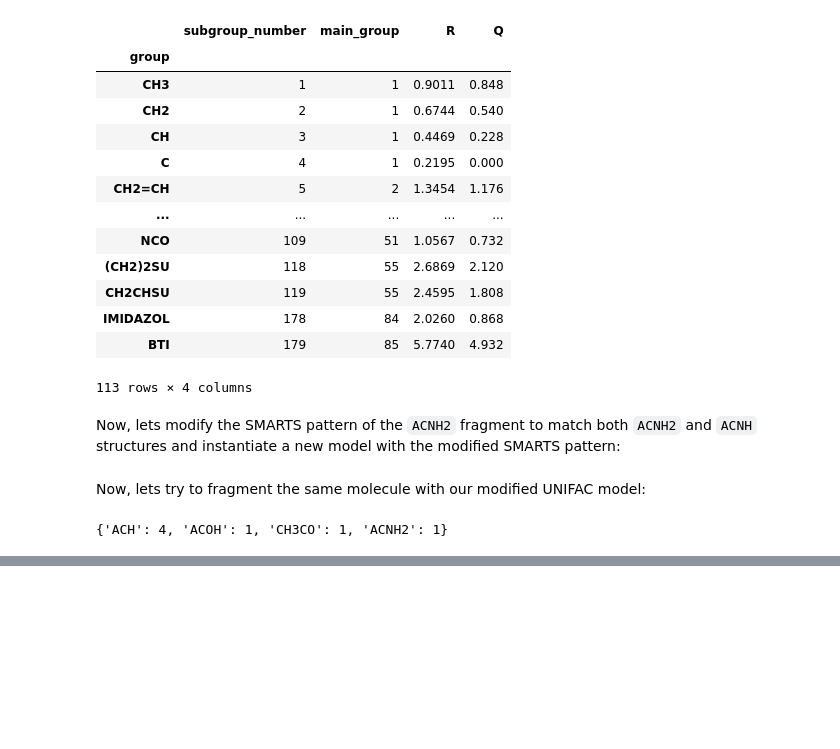
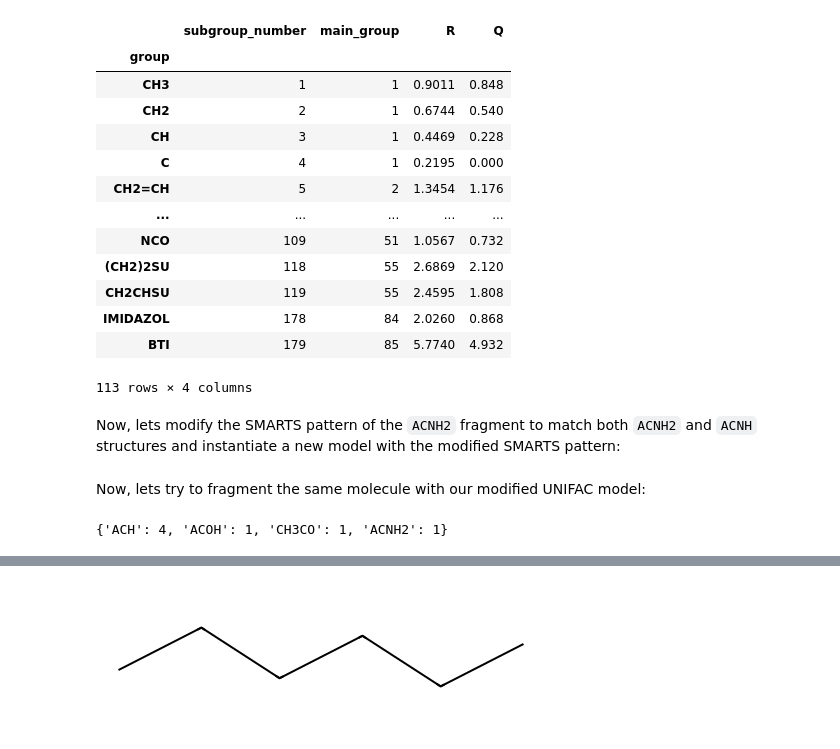
Before and after one commit to ipqa-research/ugropy, a Jupyter notebook: docs/source/tutorial/power_user.ipynb, the cells around one changed output, grey strips where cells are left out. Drawn from its saved outputs; the diff is of its cells as text; code cells hidden in the pictures; blank space fills up the shorter version.

```diff
--- a/docs/source/tutorial/power_user.ipynb
+++ b/docs/source/tutorial/power_user.ipynb
@@ -578,0 +745,6 @@ simple to follow and understand how to extend the basic behavior of the base
+# %%
+smt = Chem.MolFromSmarts("[CX4H3]-[CX4H2]-[CX4H2]-[CX4H2]-[CX4H2]-[CX4H3]")
+
+smt
+# %% [output]
+[figure, added]
```
Also changed, not shown: parts of 45 cells of this notebook, 5 other files.
